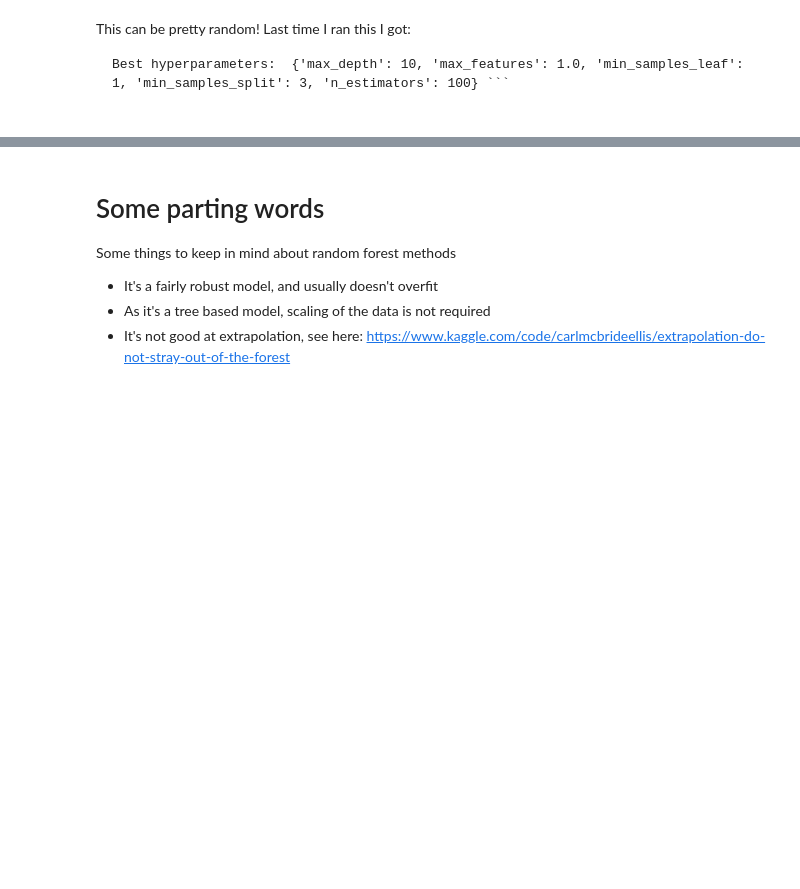
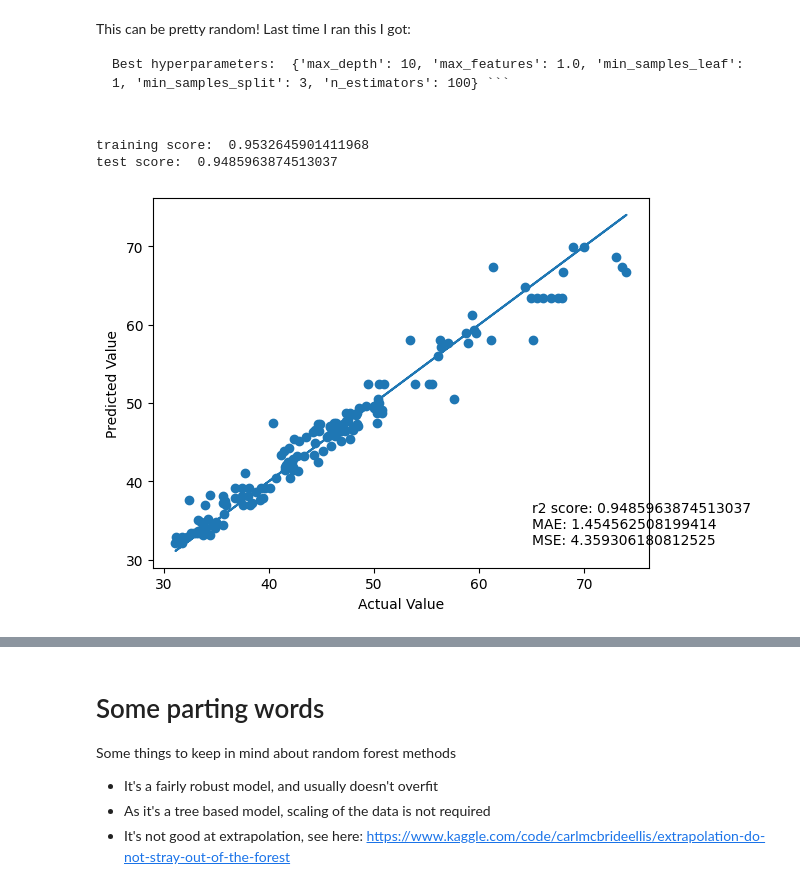
Before and after one commit to imamabi/9th_workshop_ml_for_molecules, a Jupyter notebook: Monday/Decision_Tree_Random_Forests/RandomForest.ipynb, the cells around one changed output, grey strips where cells are left out. Drawn from its saved outputs; the diff is of its cells as text; code cells hidden in the pictures; blank space fills up the shorter version.

```diff
--- a/Monday/Decision_Tree_Random_Forests/RandomForest.ipynb
+++ b/Monday/Decision_Tree_Random_Forests/RandomForest.ipynb
@@ -114,17 +212,21 @@ Best hyperparameters:  {'max_depth': 10, 'max_features': 1.0, 'min_samples_leaf'
 # %%
 # Now, let's see the performance on our held out test set
 rf_model = RandomForestRegressor(**grid_search.best_params_).fit(x_train,y_train)
-print('training score: ',r2_score(rf_model.predict(x_train),y_train).round(3))
-print('test score: ', r2_score(rf_model.predict(x_test),y_test).round(3))
+print('training score: ',(r2_score(rf_model.predict(x_train),y_train)))
+print('test score: ', r2_score(rf_model.predict(x_test),y_test))
 
 #parity plot
 plt.scatter(y_test, rf_model.predict(x_test))
 plt.plot(y_test,y_test)
-plt.text(65, 36, s ='r2 score: {}'.format(r2_score(rf_model.predict(x_test), y_test).round(3)))
-plt.text(65, 34, s ='MAE: {}'.format(mean_absolute_error(rf_model.predict(x_test), y_test).round(3)))
-plt.text(65, 32, s ='MSE: {}'.format(mean_squared_error(rf_model.predict(x_test), y_test).round(3)))
+plt.text(65, 36, s ='r2 score: {}'.format(r2_score(rf_model.predict(x_test), y_test)))
+plt.text(65, 34, s ='MAE: {}'.format(mean_absolute_error(rf_model.predict(x_test), y_test)))
+plt.text(65, 32, s ='MSE: {}'.format(mean_squared_error(rf_model.predict(x_test), y_test)))
 plt.xlabel('Actual Value')
 _ = plt.ylabel('Predicted Value')
+# %% [output]
+training score:  0.9532645901411968
+test score:  0.9485963874513037
+[figure, added]
 # %%
 #Analizing most important features
 df_ft_imp_rf = pd.DataFrame({'feature': x_train.columns,'importance': rf_model.feature_importances_}).sort_values('importance',ascending=True)
```
Also changed, not shown: parts of 14 cells of this notebook.
